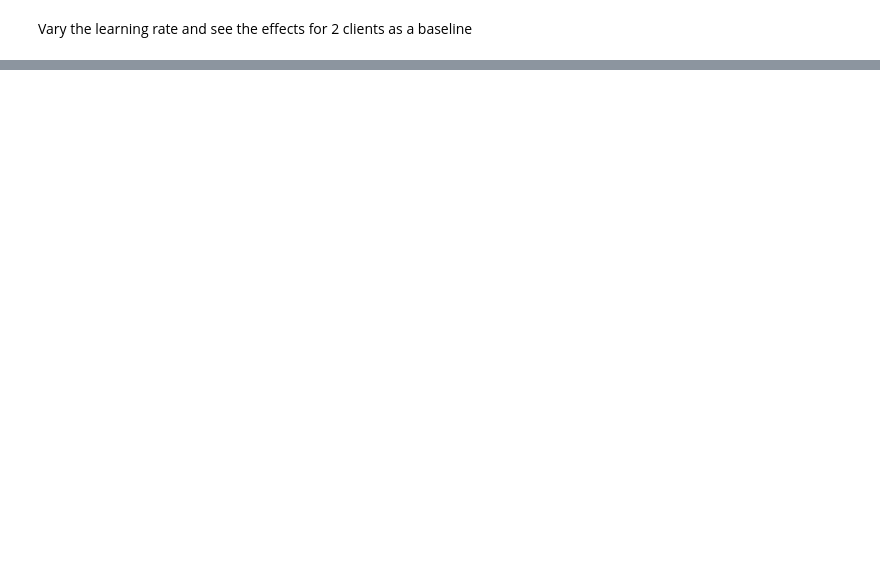
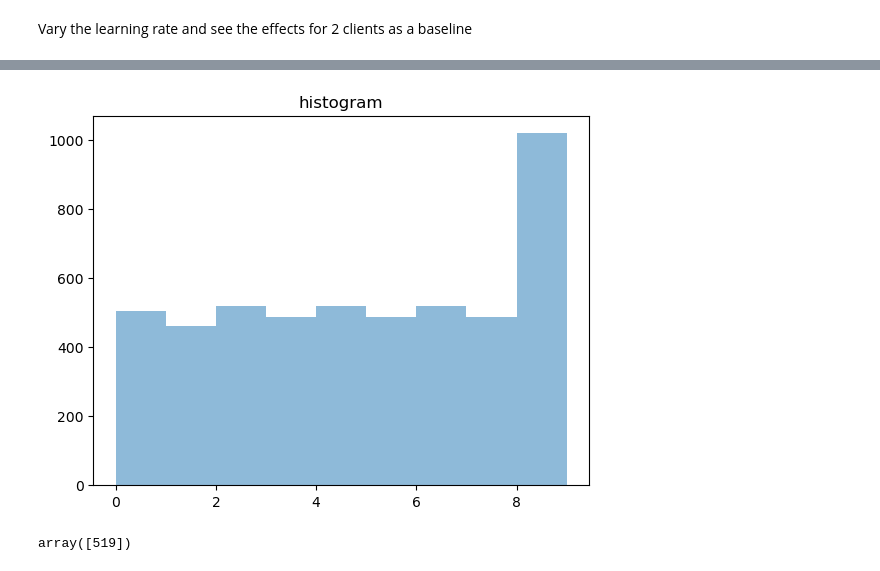
Before and after one commit to RyanMcG09/PhD, a Jupyter notebook: McMahanFedAvgCNN.ipynb, the cells around one changed output, grey strips where cells are left out. Cells and saved outputs as stored; diff of their text form; code cells hidden in the pictures; blank space fills up the shorter version.

```diff
--- a/McMahanFedAvgCNN.ipynb
+++ b/McMahanFedAvgCNN.ipynb
@@ -206,0 +189,18 @@ Accuracy at epoch 9 is = 0.6157999932765961
+# %%
+#Opening a file to print into
+f = open('./FCNNResults.csv', 'w', newline = '')
+header = ['NumClients', 'NumUpdates','FTA','Time']
+clients = []
+for i in range(nClients):
+    header.append("LAN{0}".format(i))
+    clients.append(i+1)
+writer = csv.writer(f)
+if (print_ == 1):
+    writer.writerow(header)
+
+#Split into 'numClients' number of data sections
+x_train_clients, y_train_clients, x_test_clients, y_test_clients = splittingData(train_images, train_labels, test_images, test_labels, nClients)
+
+#Running the model
+print("Running a federated system with {0} clients, using {1} epochs per update, over {2} updates with a batch size of {3}".format(nClients,nEpochs, nUpdates,bSize))
+fedModel, finalLocalModels = runIndivModelsFed(nClients, nEpochs, nUpdates,bSize, writer,outerLr,innerLr,verbose)
@@ -207,2 +219,14 @@ Accuracy at epoch 9 is = 0.6157999932765961
 # %% [markdown]
 Vary the learning rate and see the effects for 2 clients as a baseline
+# %%
+for i in range(nClients):
+#for i in range(nClients):
+    ns = np.zeros(len(class_names))
+    for j in range(len(y_train_clients[0])):
+        ns[y_train_clients[i][j]] += 1
+
+    plt.hist(ns,alpha=0.5,label="Training set {0}".format(i))
+
+plt.title("histogram")
+#plt.legend(loc='upper left')
+plt.show()
@@ -208,0 +235,12 @@ Vary the learning rate and see the effects for 2 clients as a baseline
+# %%
+plt.hist(y_train_clients[0],bins = bs,alpha=0.5,label="Training set {0}".format(i))
+
+plt.title("histogram")
+#plt.legend(loc='upper left')
+plt.show()
+# %% [output]
+[figure, added]
+# %%
+sum(y_train_clients[0] == 2)
+# %% [output]
+array([519])
```
Also changed, not shown: parts of 5 cells of this notebook.
